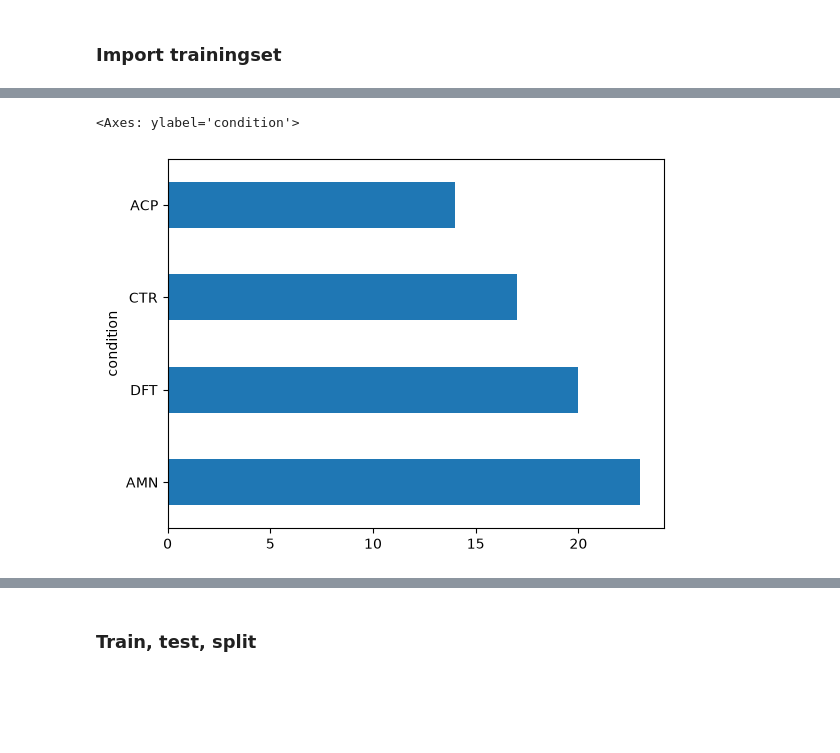
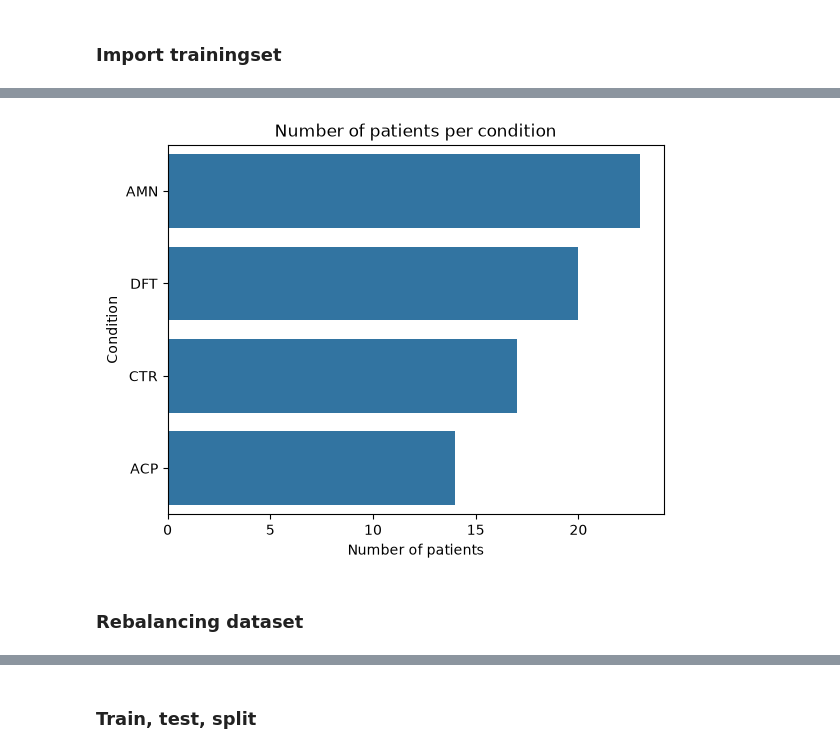
Before and after one commit to arthbreaker/2026_M1_internship, a Jupyter notebook: modeling.ipynb, the cells around one changed output, grey strips where cells are left out. Drawn from its saved outputs; the diff is of its cells as text; code cells hidden in the pictures; blank space fills up the shorter version.

```diff
--- a/modeling.ipynb
+++ b/modeling.ipynb
@@ -37,5 +23,11 @@ df
 # %%
-(df.condition.value_counts()/6).plot.barh()
+# (df.condition.value_counts()/6).plot.barh()
+
+ax = sns.barplot(data = df.condition.value_counts()/6, orient='h')
+ax.set(xlabel='Number of patients', ylabel='Condition', title='Number of patients per condition')
+
+# plt.savefig('figures/missing_conds.png', dpi=150)
 # %% [output]
-<Axes: ylabel='condition'>
-[figure, old version]
+[figure, new version]
+# %% [markdown]
+### Rebalancing dataset
```
Also changed, not shown: parts of 33 cells of this notebook, 6 other files.
